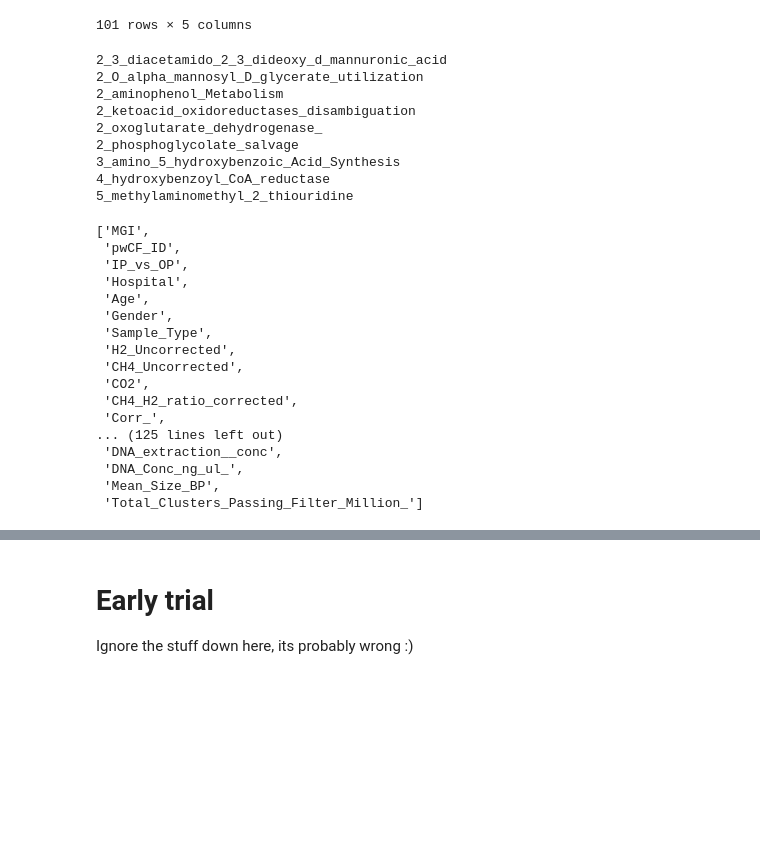
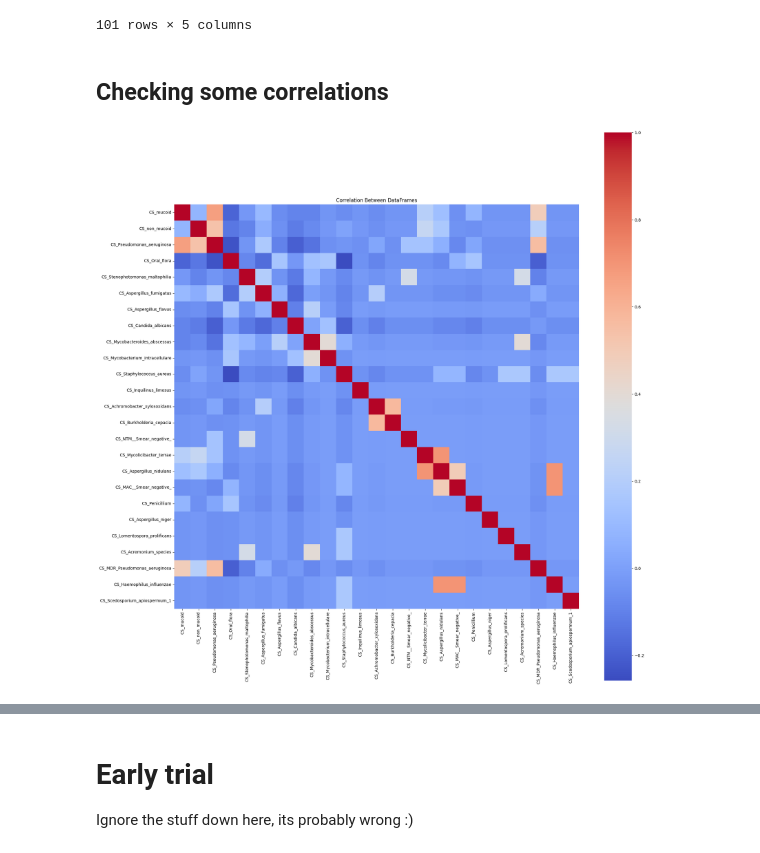
Before and after one commit to linsalrob/CF_2024, a Jupyter notebook: Jupyter/LMM.ipynb, the cells around one changed output, grey strips where cells are left out. Drawn from its saved outputs; the diff is of its cells as text; code cells hidden in the pictures; blank space fills up the shorter version.

```diff
--- a/Jupyter/LMM.ipynb
+++ b/Jupyter/LMM.ipynb
@@ -520,37 +594,24 @@ all_results.shape
 | 100 | Sphingobium | 0.002870 | 0.010046 | 0.775100 | 9998 |
 | 101 | CS_Pseudomonas_aeruginosa | 0.891576 | 0.287592 | 0.001934 | 9998 |
 101 rows × 5 columns
+# %% [markdown]
+## Checking some correlations
 # %%
-for c in df.columns:
-    if c not in set(all_results['Predictor'].values):
-        print(c)
+culture_states = ['CS_mucoid', 'CS_non_mucoid', 'CS_Pseudomonas_aeruginosa', 'CS_Oral_flora',
+                  'CS_Stenophotomonas_maltophilia', 'CS_Aspergillus_fumigatus', 'CS_Aspergillus_flavus',
+                  'CS_Candida_albicans', 'CS_Mycobacteroides_abscessus', 'CS_Mycobacterium_intracellulare',
+                  'CS_Staphylococcus_aureus', 'CS_Inquilinus_limosus', 'CS_Achromobacter_xylosoxidans',
+                  'CS_Burkholderia_cepacia', 'CS_NTM__Smear_negative_', 'CS_Mycolicibacter_terrae',
+                  'CS_Aspergillus_nidulans', 'CS_MAC__Smear_negative_', 'CS_Penicillium', 'CS_Aspergillus_niger',
+                  'CS_Lomentospora_prolificans', 'CS_Acremonium_species',
+                  'CS_MDR_Pseudomonas_aeruginosa', 'CS_Haemophilus_influenzae',  'CS_Scedosporium_apiospermum_1']
-# %% [output]
-2_3_diacetamido_2_3_dideoxy_d_mannuronic_acid
-2_O_alpha_mannosyl_D_glycerate_utilization
-2_aminophenol_Metabolism
-2_ketoacid_oxidoreductases_disambiguation
-2_oxoglutarate_dehydrogenase_
-2_phosphoglycolate_salvage
-3_amino_5_hydroxybenzoic_Acid_Synthesis
-4_hydroxybenzoyl_CoA_reductase
-5_methylaminomethyl_2_thiouridine
 # %%
-list(encoded_metadata.columns)
+cm = encoded_metadata[culture_states].corr()
-# %% [output]
-['MGI',
- 'pwCF_ID',
- 'IP_vs_OP',
- 'Hospital',
- 'Age',
- 'Gender',
- 'Sample_Type',
- 'H2_Uncorrected',
- 'CH4_Uncorrected',
- 'CO2',
- 'CH4_H2_ratio_corrected',
- 'Corr_',
-... (125 lines left out)
- 'DNA_extraction__conc',
- 'DNA_Conc_ng_ul_',
- 'Mean_Size_BP',
- 'Total_Clusters_Passing_Filter_Million_']
+# %%
+plt.figure(figsize=(20, 20))
+sns.heatmap(data=cm,  cmap='coolwarm', square=True)
+plt.title('Correlation Between DataFrames')
+plt.tight_layout()
+plt.show()
+# %% [output]
+[figure, added]
```
Also changed, not shown: parts of 15 cells of this notebook.
